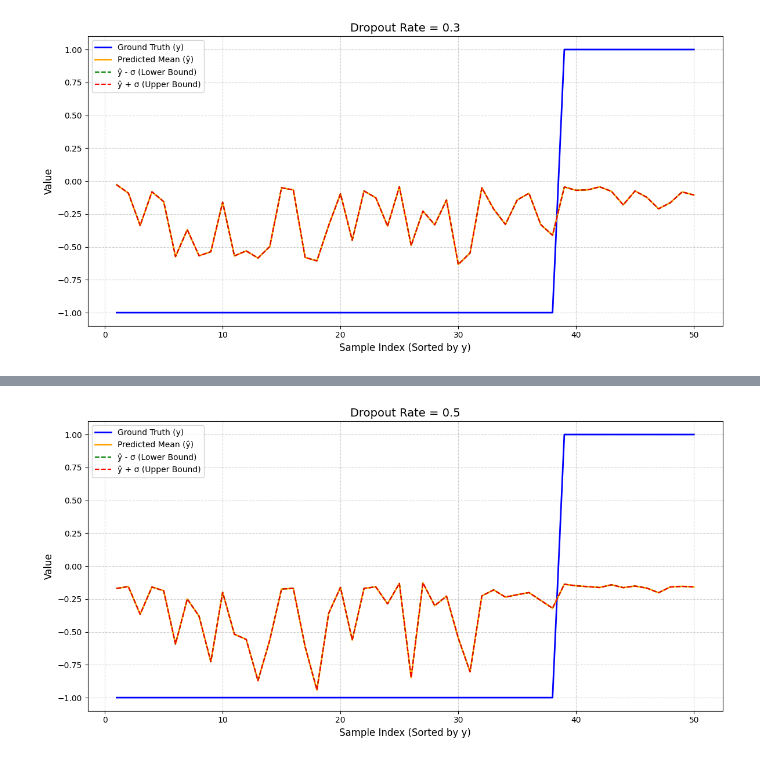
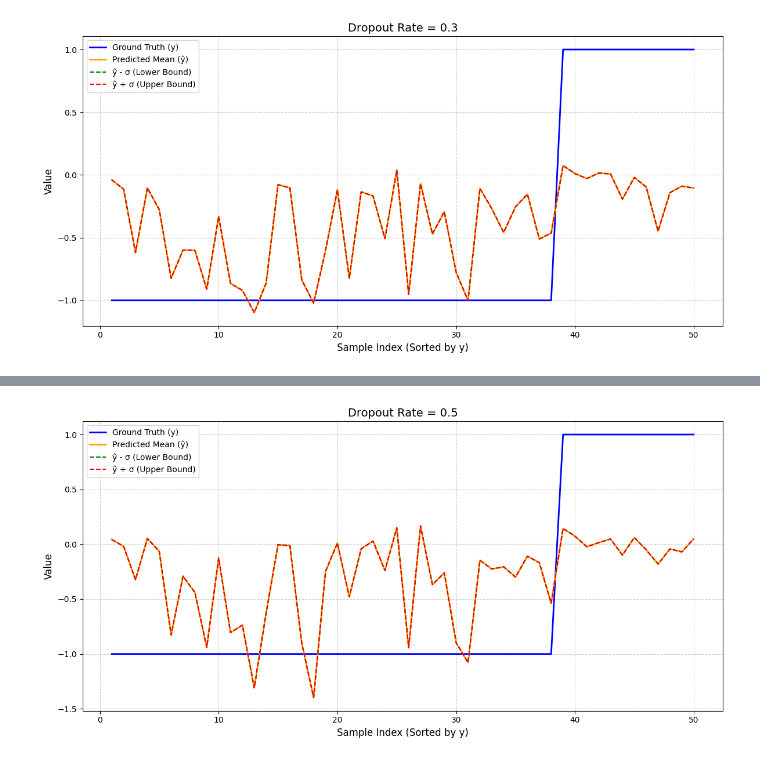
Before and after one commit to ahzaidy/Programs, a Jupyter notebook: CPSC_5410_HW1.ipynb, the cells around one changed output, grey strips where cells are left out. Saved outputs shown, nothing was run; the diff lists cells and outputs as text; code cells hidden in the pictures.

```diff
--- a/CPSC_5410_HW1.ipynb
+++ b/CPSC_5410_HW1.ipynb
@@ -1,7 +1,6 @@
 # %% [markdown]
 <a href="https://colab.research.google.com/github/ahzaidy/Programs/blob/main/CPSC_5410_HW1.ipynb" target="_parent"><img src="https://colab.research.google.com/assets/colab-badge.svg" alt="Open In Colab"/></a>
 # %%
-from re import X
 import pandas as pd
 import torch
 import torch.nn as nn
@@ -9,8 +8,6 @@ import torch.optim as optim
 from sklearn.model_selection import train_test_split
 from sklearn.preprocessing import StandardScaler
 import matplotlib.pyplot as plt
-import warnings
-warnings.simplefilter(action='ignore', category=FutureWarning)
 
 # from google.colab import drive
 # drive.mount("/content/drive")
@@ -27,11 +24,10 @@ def load_data(file_path):
     if data.shape[1] != 8:  # 7 features + 1 target = 8 columns
         raise ValueError(f"Expected 8 columns (7 features + 1 target), but got {data.shape[1]} columns.")
 
-    X = data.iloc[:, :-1].values  # Features (first 7 columns)
-    y = data.iloc[:, -1].values   # Target (last column)
-   # y = data.iloc[:, 0].values   # Target (first column)
-   # X = data.iloc[:, 1:].values  # Features (remaining columns)
-
+  #  X = data.iloc[:, :-1].values  # Features (first 7 columns)
+  #  y = data.iloc[:, -1].values   # Target (last column)
+   y = data.iloc[:, 0].values   # Target (first column)
+   X = data.iloc[:, 1:].values  # Features (remaining columns)
     return X, y
 
 # Define the MLP model with Dropout
@@ -149,2 +145,2 @@ Epoch 50/50, Loss: 0.7202
-[figure, old version]
+[figure, new version]
 Training with Dropout Rate: 0.5
@@ -156 +152 @@ Epoch 50/50, Loss: 0.7300
-[figure, old version]
+[figure, new version]
```
Also changed, not shown: parts of 1 cell of this notebook.
